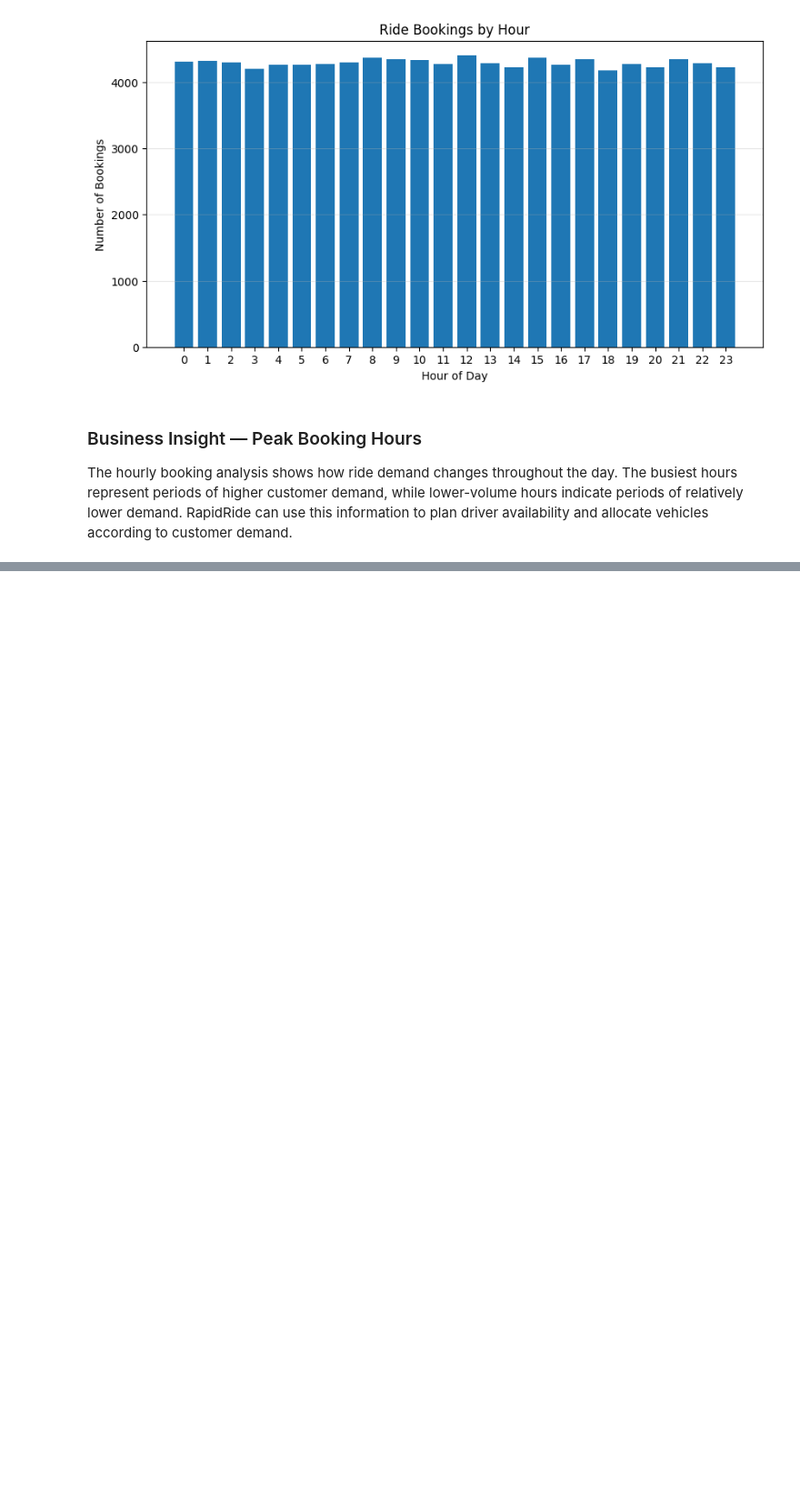
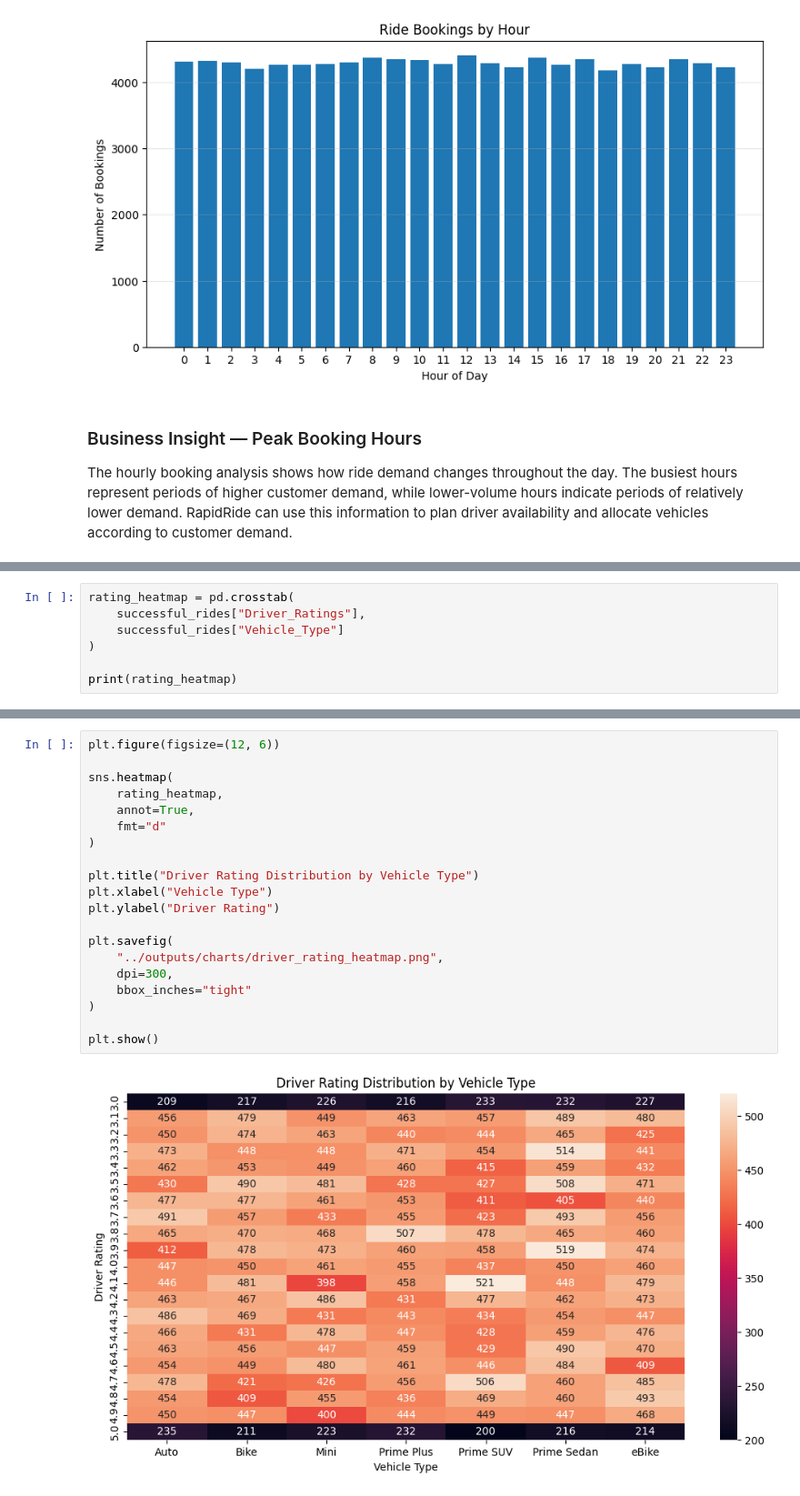
Before and after one commit to HafsaSaddique/ride-booking-data-cleaning, a Jupyter notebook: notebooks/ride_booking_analysis.ipynb, the cells around one changed output, grey strips where cells are left out. Shown at 91% size. Drawn from its saved outputs; the diff is of its cells as text; blank space fills up the shorter version.

```diff
--- a/notebooks/ride_booking_analysis.ipynb
+++ b/notebooks/ride_booking_analysis.ipynb
@@ -167,0 +365,7 @@ customer demand.
+# %%
+rating_heatmap = pd.crosstab(
+    successful_rides["Driver_Ratings"],
+    successful_rides["Vehicle_Type"]
+)
+
+print(rating_heatmap)
@@ -167,0 +390,22 @@ customer demand.
+# %%
+plt.figure(figsize=(12, 6))
+
+sns.heatmap(
+    rating_heatmap,
+    annot=True,
+    fmt="d"
+)
+
+plt.title("Driver Rating Distribution by Vehicle Type")
+plt.xlabel("Vehicle Type")
+plt.ylabel("Driver Rating")
+
+plt.savefig(
+    "../outputs/charts/driver_rating_heatmap.png",
+    dpi=300,
+    bbox_inches="tight"
+)
+
+plt.show()
+# %% [output]
+[figure, added]
```
Also changed, not shown: parts of 15 cells of this notebook, 4 other files.
